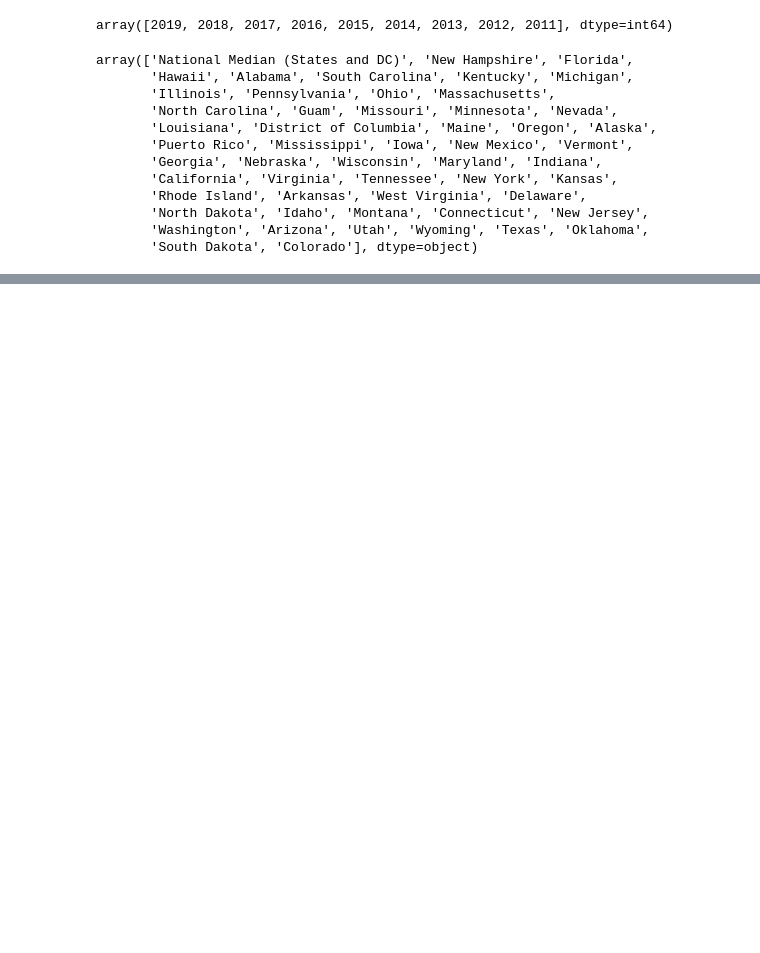
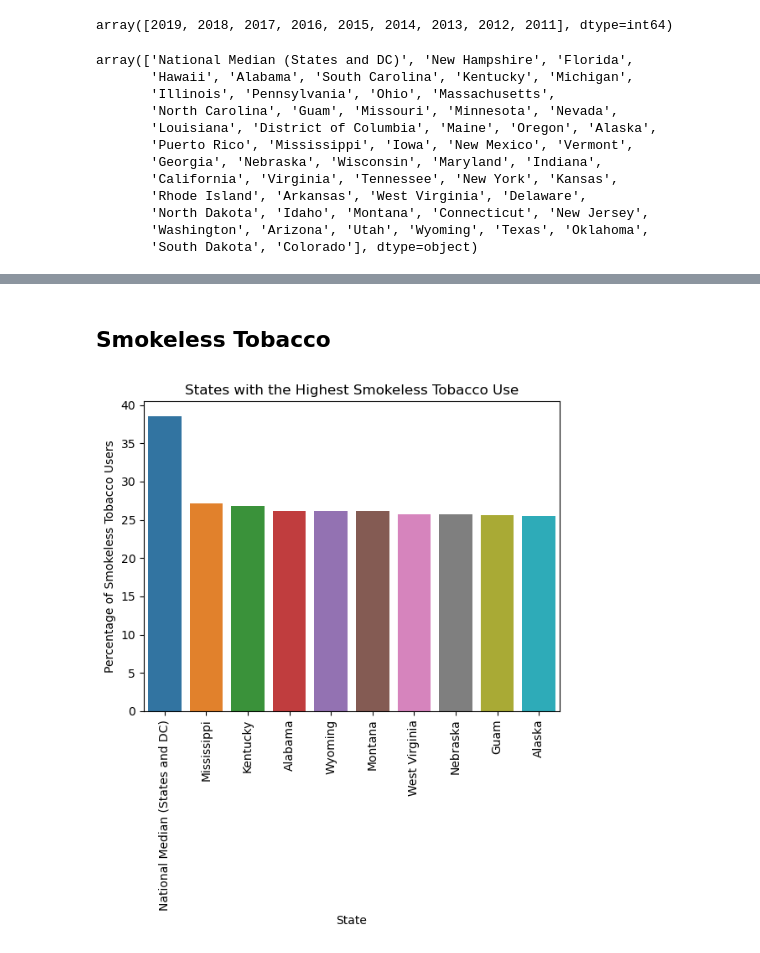
Before and after one commit to nickmille96/Project-1, a Jupyter notebook: Zalak_analysis_final.ipynb, the cells around one changed output, grey strips where cells are left out. Saved outputs shown, nothing was run; the diff lists cells and outputs as text; code cells hidden in the pictures; blank space fills up the shorter version.

```diff
--- a/Zalak_analysis_final.ipynb
+++ b/Zalak_analysis_final.ipynb
@@ -147,0 +154,5 @@ Name: Tobacco Use, dtype: int64
+# %%
+# Smokeless tobacco use
+smokeless_df = data_file[data_file["Tobacco Use"] == "Smokeless Tobacco Use (Adults)"]
+smokeless_state_count = smokeless_df.groupby("State")["Percentage"].mean().sort_values(ascending=False).head(10)
+print("States with the highest smokeless tobacco use: ", smokeless_state_count[:10])
@@ -147,0 +205,12 @@ Name: Tobacco Use, dtype: int64
+# %% [markdown]
+## Smokeless Tobacco
+# %%
+#States with the Highest smokeless tobacco use
+sns.barplot(x=smokeless_state_count.index, y=smokeless_state_count.values)
+plt.title("States with the Highest Smokeless Tobacco Use")
+plt.xlabel("State")
+plt.ylabel("Percentage of Smokeless Tobacco Users")
+plt.xticks(rotation = 90)
+plt.show()
+# %% [output]
+[figure, added]
```
Also changed, not shown: parts of 28 cells of this notebook.
